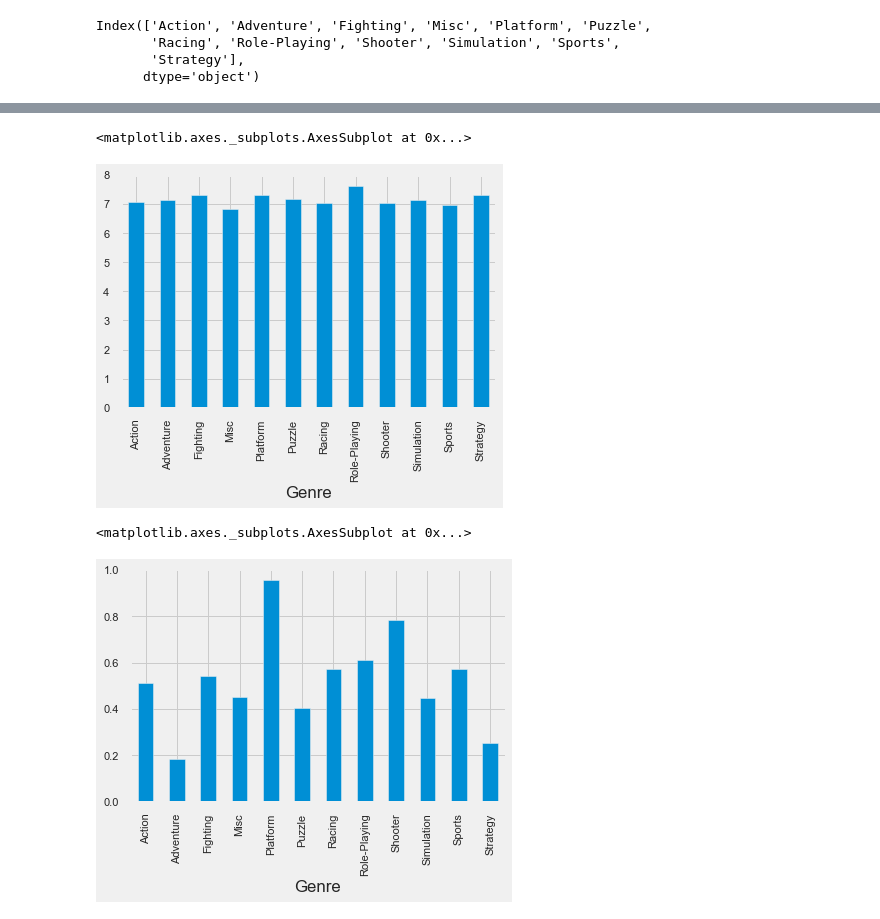
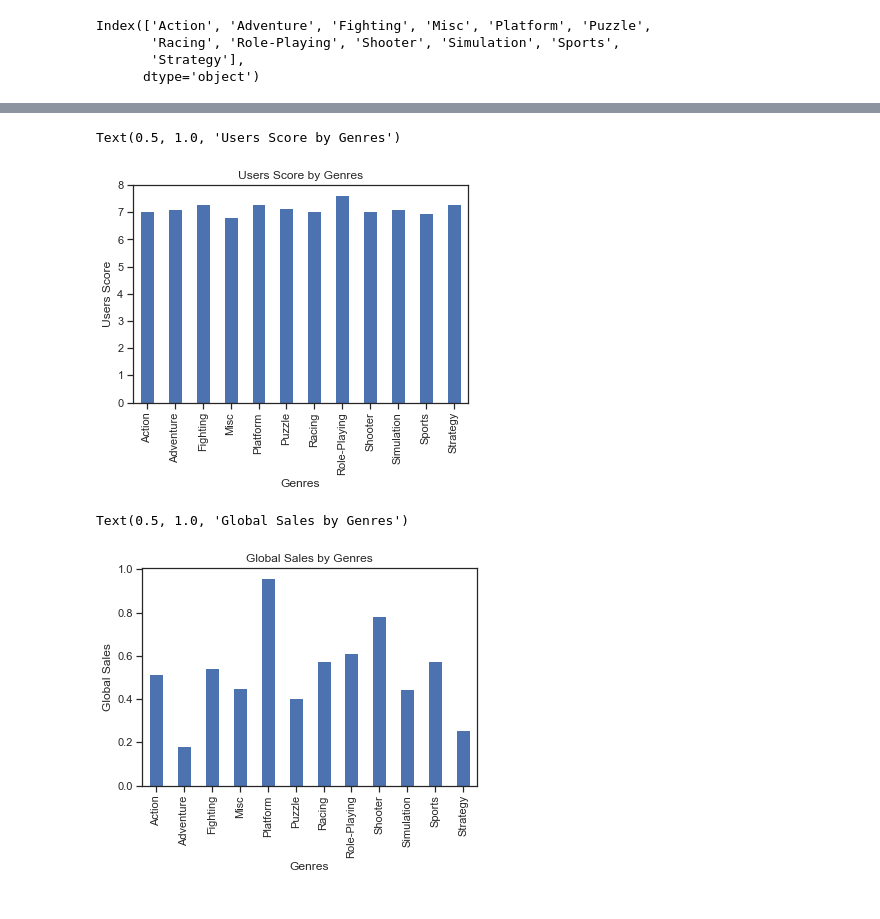
Before and after one commit to Noixas/DataMadness-2020-Video-Games-Sales-2019, a Jupyter notebook: datamadness_cleaned.ipynb, the cells around one changed output, grey strips where cells are left out. Drawn from its saved outputs; the diff is of its cells as text; code cells hidden in the pictures.

```diff
--- a/datamadness_cleaned.ipynb
+++ b/datamadness_cleaned.ipynb
@@ -1,14 +1,11 @@
 # %%
 import IPython.core.display
 import matplotlib
+
 def apply_styles():
     matplotlib.rcParams['font.size'] = 12
     matplotlib.rcParams['figure.figsize'] = (18, 6)
     matplotlib.rcParams['lines.linewidth'] = 1
-    matplotlib.rcParams['axes.grid'] = True
-    matplotlib.rcParams['grid.color'] = 'k'
-    matplotlib.rcParams['grid.linestyle'] = ':'
-    matplotlib.rcParams['grid.linewidth'] = 0.5
 
 apply_styles()
 
@@ -20,4 +17,3 @@ import matplotlib.pyplot as plt
 sns.set(style="ticks")
 import warnings
 warnings.filterwarnings('ignore')
-plt.style.use('fivethirtyeight')
@@ -122,14 +133,20 @@ df.groupby('Genre')['Critic_Score'].mean().plot(kind='bar')
 # %%
 df.groupby('Genre')['User_Score'].mean().plot(kind='bar')
+plt.xlabel("Genres");
+plt.ylabel('Users Score')
+plt.title('Users Score by Genres')
 # %% [output]
-<matplotlib.axes._subplots.AxesSubplot at 0x...>
+Text(0.5, 1.0, 'Users Score by Genres')
-[figure, old version]
+[figure, new version]
 # %%
 df.groupby('Genre')['Global_Sales'].mean().plot(kind='bar')
+plt.xlabel("Genres");
+plt.ylabel('Global Sales')
+plt.title('Global Sales by Genres')
 #plot by sale
 #platform game significantly has a higher sale
 # %% [output]
-<matplotlib.axes._subplots.AxesSubplot at 0x...>
+Text(0.5, 1.0, 'Global Sales by Genres')
-[figure, old version]
+[figure, new version]
 # %%
 df.groupby('Genre')['NA_Sales'].mean().plot(kind='bar')
```
Also changed, not shown: parts of 16 cells of this notebook.
